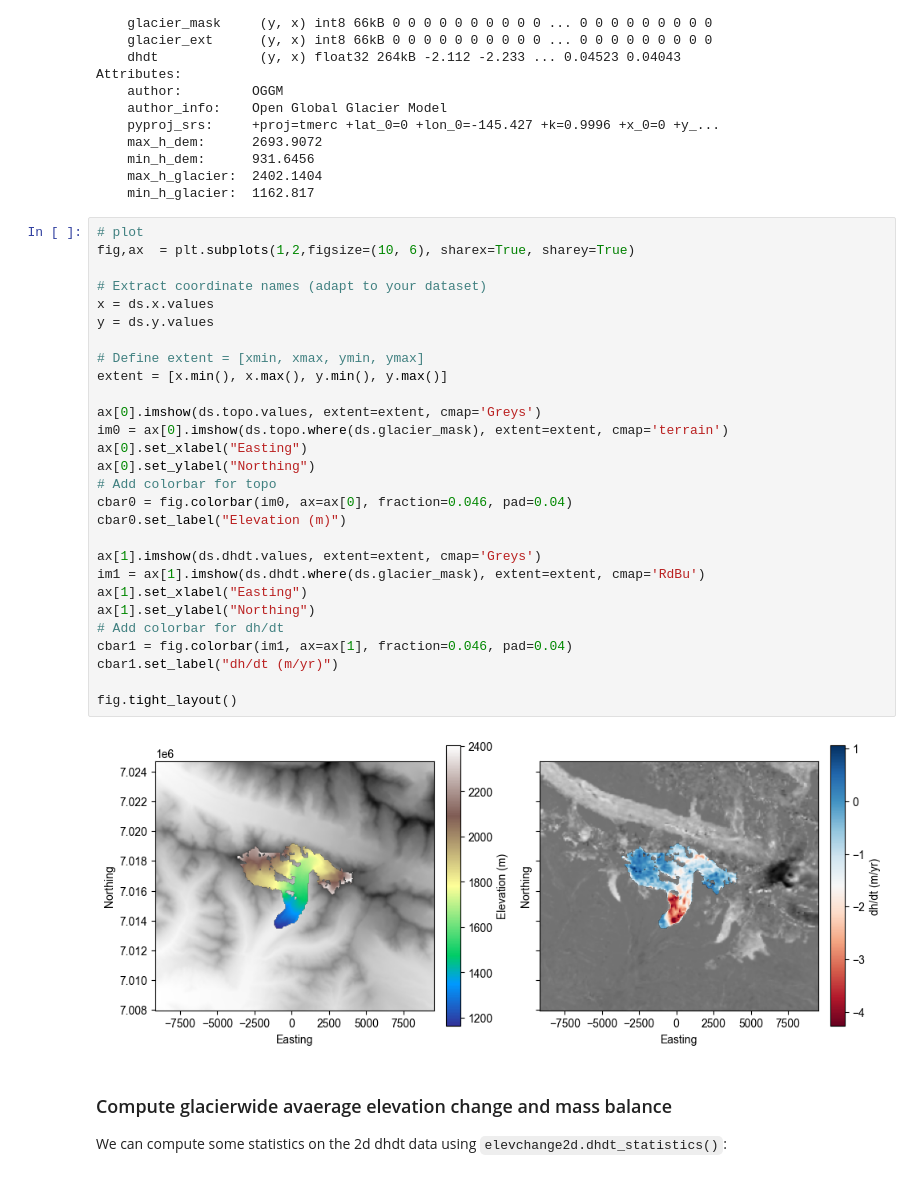
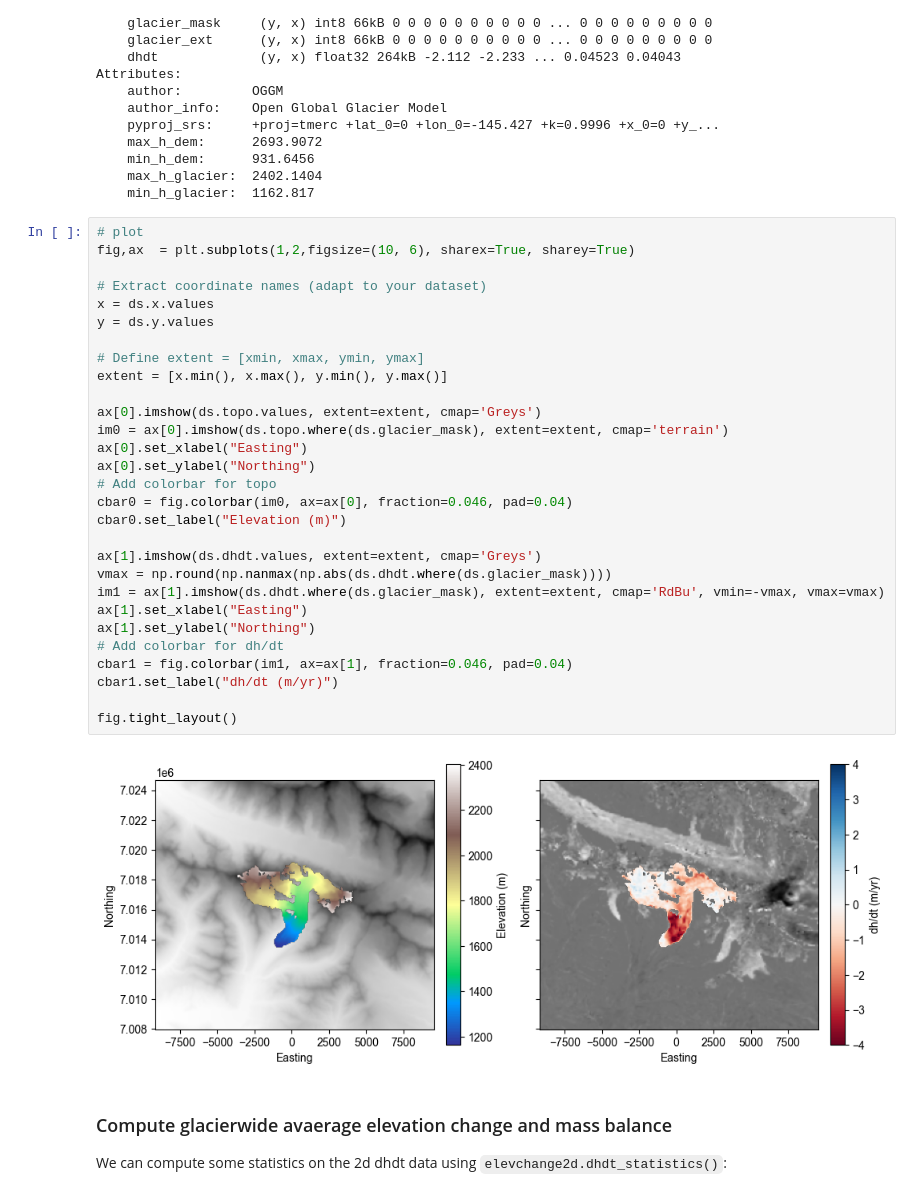
Before and after one commit to PyGEM-Community/PyGEM-notebooks, a Jupyter notebook: dhdt_processing.ipynb, the cells around one changed output. Saved outputs shown, nothing was run; the diff lists cells and outputs as text.

```diff
--- a/dhdt_processing.ipynb
+++ b/dhdt_processing.ipynb
@@ -97,33 +98,34 @@ Attributes:
 # %%
 # plot
 fig,ax  = plt.subplots(1,2,figsize=(10, 6), sharex=True, sharey=True)
 
 # Extract coordinate names (adapt to your dataset)
 x = ds.x.values
 y = ds.y.values
 
 # Define extent = [xmin, xmax, ymin, ymax]
 extent = [x.min(), x.max(), y.min(), y.max()]
 
 ax[0].imshow(ds.topo.values, extent=extent, cmap='Greys')
 im0 = ax[0].imshow(ds.topo.where(ds.glacier_mask), extent=extent, cmap='terrain')
 ax[0].set_xlabel("Easting")
 ax[0].set_ylabel("Northing")
 # Add colorbar for topo
 cbar0 = fig.colorbar(im0, ax=ax[0], fraction=0.046, pad=0.04)
 cbar0.set_label("Elevation (m)")
 
 ax[1].imshow(ds.dhdt.values, extent=extent, cmap='Greys')
-im1 = ax[1].imshow(ds.dhdt.where(ds.glacier_mask), extent=extent, cmap='RdBu')
+vmax = np.round(np.nanmax(np.abs(ds.dhdt.where(ds.glacier_mask))))
+im1 = ax[1].imshow(ds.dhdt.where(ds.glacier_mask), extent=extent, cmap='RdBu', vmin=-vmax, vmax=vmax)
 ax[1].set_xlabel("Easting")
 ax[1].set_ylabel("Northing")
 # Add colorbar for dh/dt
 cbar1 = fig.colorbar(im1, ax=ax[1], fraction=0.046, pad=0.04)
 cbar1.set_label("dh/dt (m/yr)")
 
 fig.tight_layout()
 # %% [output]
-[figure, old version]
+[figure, new version]
 # %% [markdown]
 ### Compute glacierwide avaerage elevation change and mass balance
 We can compute some statistics on the 2d dhdt data using `elevchange2d.dhdt_statistics()`:
```
Also changed, not shown: parts of 7 cells of this notebook.
